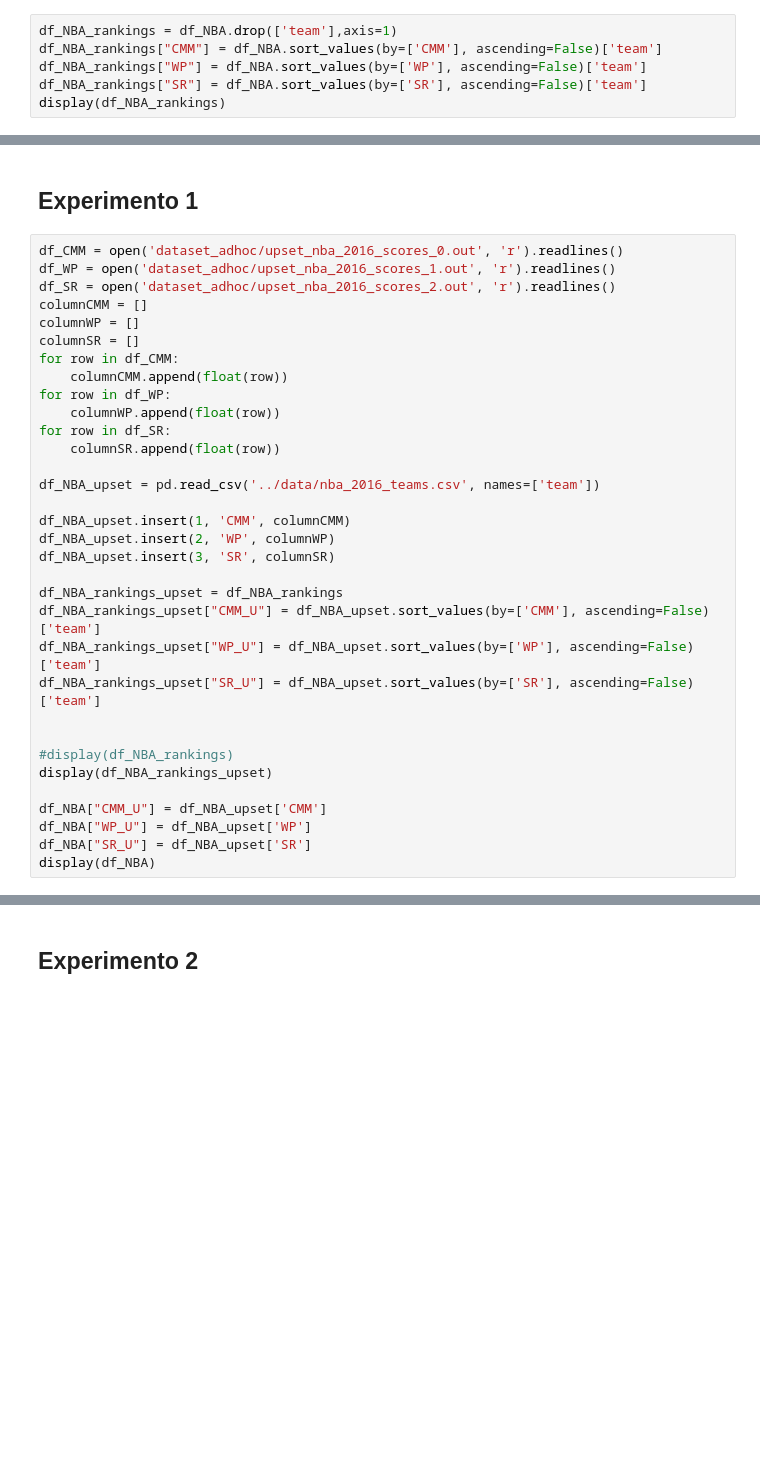
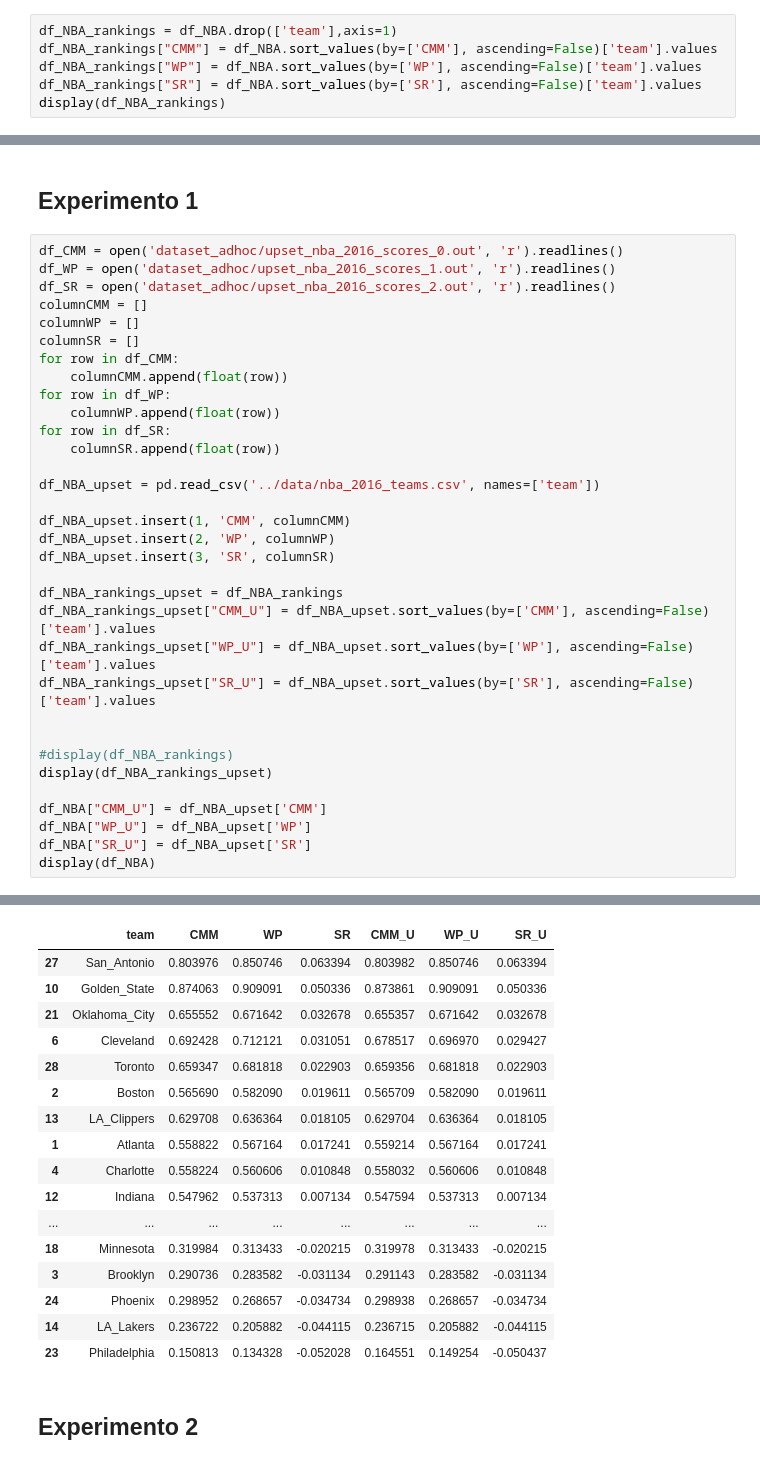
Before and after one commit to davidvenegasr/MetNum, a Jupyter notebook: tp1/experimentos/Analisis de Experimentos.ipynb, the cells around one changed output, grey strips where cells are left out. Saved outputs shown, nothing was run; the diff lists cells and outputs as text; blank space fills up the shorter version.

Commit message:
bugfix in sort

```diff
--- a/tp1/experimentos/Analisis de Experimentos.ipynb
+++ b/tp1/experimentos/Analisis de Experimentos.ipynb
@@ -86,6 +185,6 @@ display(df_NBA)
 # %%
 df_NBA_rankings = df_NBA.drop(['team'],axis=1)
-df_NBA_rankings["CMM"] = df_NBA.sort_values(by=['CMM'], ascending=False)['team']
-df_NBA_rankings["WP"] = df_NBA.sort_values(by=['WP'], ascending=False)['team']
-df_NBA_rankings["SR"] = df_NBA.sort_values(by=['SR'], ascending=False)['team']
+df_NBA_rankings["CMM"] = df_NBA.sort_values(by=['CMM'], ascending=False)['team'].values
+df_NBA_rankings["WP"] = df_NBA.sort_values(by=['WP'], ascending=False)['team'].values
+df_NBA_rankings["SR"] = df_NBA.sort_values(by=['SR'], ascending=False)['team'].values
 display(df_NBA_rankings)
@@ -204,9 +501,9 @@ df_NBA_upset.insert(2, 'WP', columnWP)
 df_NBA_upset.insert(3, 'SR', columnSR)
 
 df_NBA_rankings_upset = df_NBA_rankings
-df_NBA_rankings_upset["CMM_U"] = df_NBA_upset.sort_values(by=['CMM'], ascending=False)['team']
-df_NBA_rankings_upset["WP_U"] = df_NBA_upset.sort_values(by=['WP'], ascending=False)['team']
-df_NBA_rankings_upset["SR_U"] = df_NBA_upset.sort_values(by=['SR'], ascending=False)['team']
+df_NBA_rankings_upset["CMM_U"] = df_NBA_upset.sort_values(by=['CMM'], ascending=False)['team'].values
+df_NBA_rankings_upset["WP_U"] = df_NBA_upset.sort_values(by=['WP'], ascending=False)['team'].values
+df_NBA_rankings_upset["SR_U"] = df_NBA_upset.sort_values(by=['SR'], ascending=False)['team'].values
 
 
 #display(df_NBA_rankings)
@@ -216,3 +513,4 @@ df_NBA["CMM_U"] = df_NBA_upset['CMM']
 df_NBA["WP_U"] = df_NBA_upset['WP']
 df_NBA["SR_U"] = df_NBA_upset['SR']
 display(df_NBA)
+# %% [output]
@@ -219,3 +534,20 @@ display(df_NBA)
+|  | team | CMM | WP | SR | CMM_U | WP_U | SR_U |
+| 27 | San_Antonio | 0.803976 | 0.850746 | 0.063394 | 0.803982 | 0.850746 | 0.063394 |
+| 10 | Golden_State | 0.874063 | 0.909091 | 0.050336 | 0.873861 | 0.909091 | 0.050336 |
+| 21 | Oklahoma_City | 0.655552 | 0.671642 | 0.032678 | 0.655357 | 0.671642 | 0.032678 |
+| 6 | Cleveland | 0.692428 | 0.712121 | 0.031051 | 0.678517 | 0.696970 | 0.029427 |
+| 28 | Toronto | 0.659347 | 0.681818 | 0.022903 | 0.659356 | 0.681818 | 0.022903 |
+| 2 | Boston | 0.565690 | 0.582090 | 0.019611 | 0.565709 | 0.582090 | 0.019611 |
+| 13 | LA_Clippers | 0.629708 | 0.636364 | 0.018105 | 0.629704 | 0.636364 | 0.018105 |
+| 1 | Atlanta | 0.558822 | 0.567164 | 0.017241 | 0.559214 | 0.567164 | 0.017241 |
+| 4 | Charlotte | 0.558224 | 0.560606 | 0.010848 | 0.558032 | 0.560606 | 0.010848 |
+| 12 | Indiana | 0.547962 | 0.537313 | 0.007134 | 0.547594 | 0.537313 | 0.007134 |
+| ... | ... | ... | ... | ... | ... | ... | ... |
+| 18 | Minnesota | 0.319984 | 0.313433 | -0.020215 | 0.319978 | 0.313433 | -0.020215 |
+| 3 | Brooklyn | 0.290736 | 0.283582 | -0.031134 | 0.291143 | 0.283582 | -0.031134 |
+| 24 | Phoenix | 0.298952 | 0.268657 | -0.034734 | 0.298938 | 0.268657 | -0.034734 |
+| 14 | LA_Lakers | 0.236722 | 0.205882 | -0.044115 | 0.236715 | 0.205882 | -0.044115 |
+| 23 | Philadelphia | 0.150813 | 0.134328 | -0.052028 | 0.164551 | 0.149254 | -0.050437 |
 # %% [markdown]
 ## Experimento 2
 # %%
```
Also changed, not shown: parts of 22 cells of this notebook, 1 other file.
